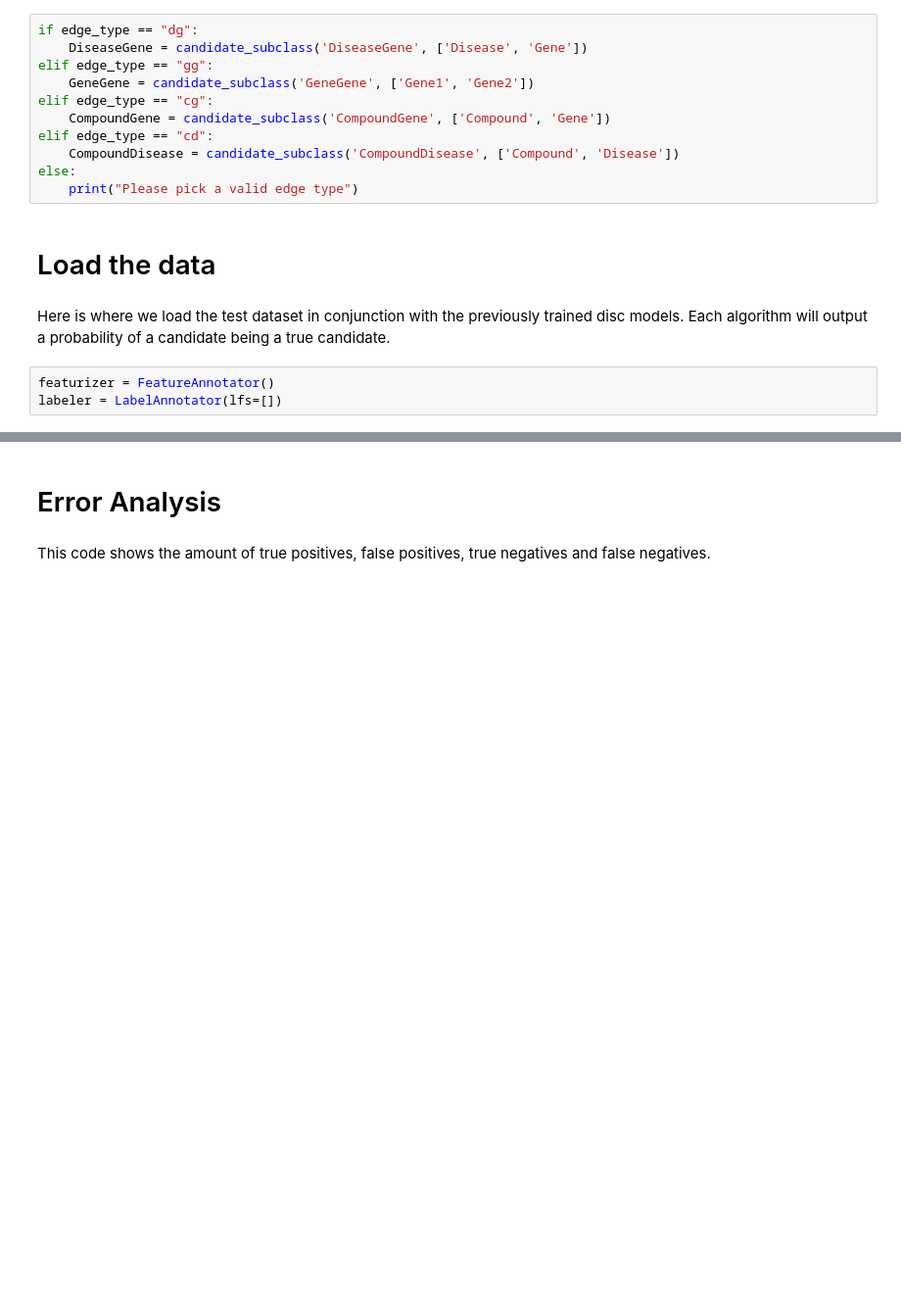
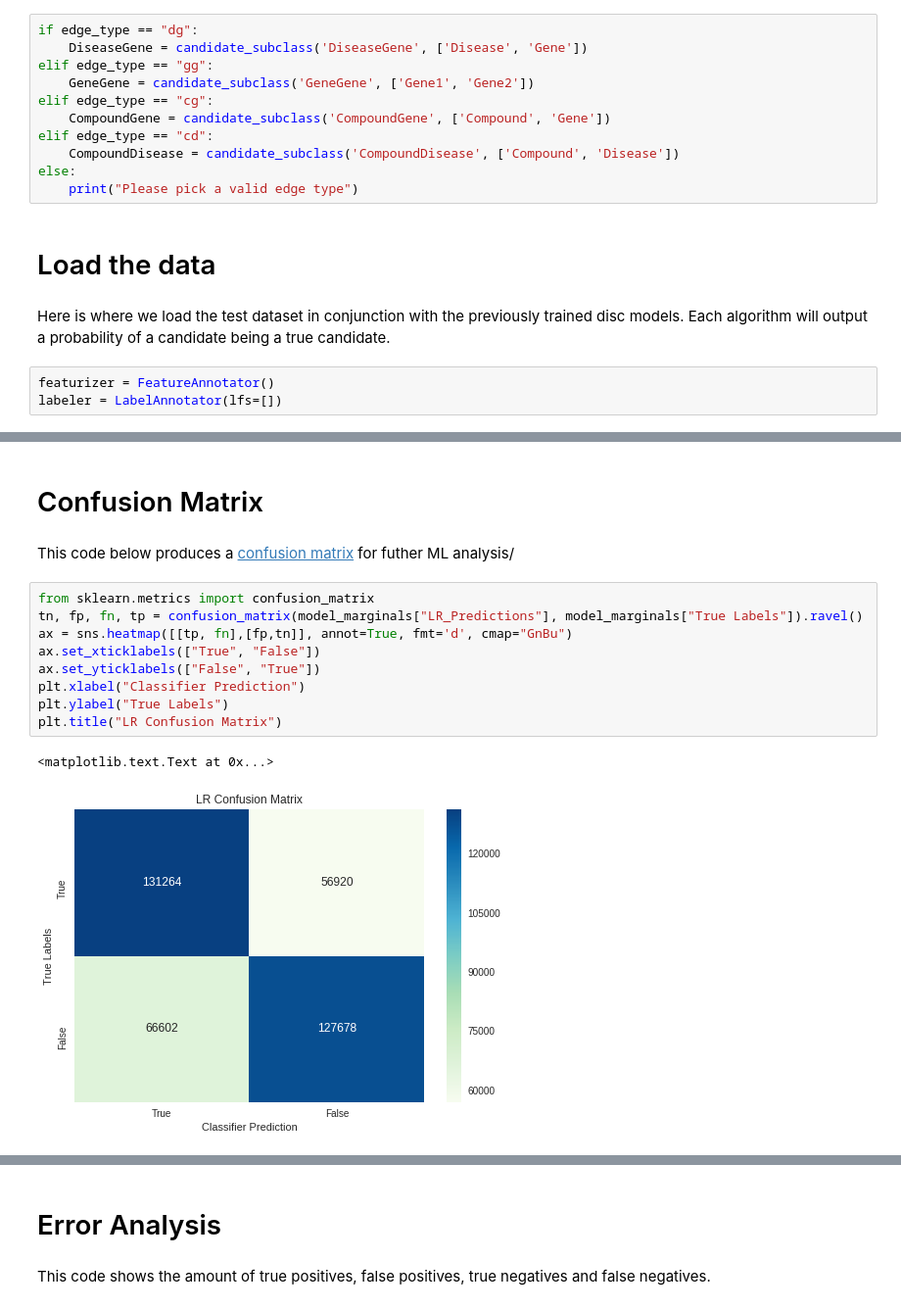
Before and after one commit to greenelab/snorkeling, a Jupyter notebook: All_Relationships/5.data-analysis.ipynb, the cells around one changed output, grey strips where cells are left out. Shown at 98% size. Cells and saved outputs as stored; diff of their text form; blank space fills up the shorter version.

```diff
--- a/All_Relationships/5.data-analysis.ipynb
+++ b/All_Relationships/5.data-analysis.ipynb
@@ -106,0 +121,16 @@ neg_features_df.sort_values("Frequency", ascending=False).to_csv("NEG_LR_Feat.cs
+# %% [markdown]
+# Confusion Matrix
+# %% [markdown]
+This code below produces a [confusion matrix](https://en.wikipedia.org/wiki/Confusion_matrix) for futher ML analysis/
+# %%
+from sklearn.metrics import confusion_matrix
+tn, fp, fn, tp = confusion_matrix(model_marginals["LR_Predictions"], model_marginals["True Labels"]).ravel()
+ax = sns.heatmap([[tp, fn],[fp,tn]], annot=True, fmt='d', cmap="GnBu")
+ax.set_xticklabels(["True", "False"])
+ax.set_yticklabels(["False", "True"])
+plt.xlabel("Classifier Prediction")
+plt.ylabel("True Labels")
+plt.title("LR Confusion Matrix")
+# %% [output]
+<matplotlib.text.Text at 0x...>
+[figure, added]
```
Also changed, not shown: parts of 69 cells of this notebook, 2 other files.
